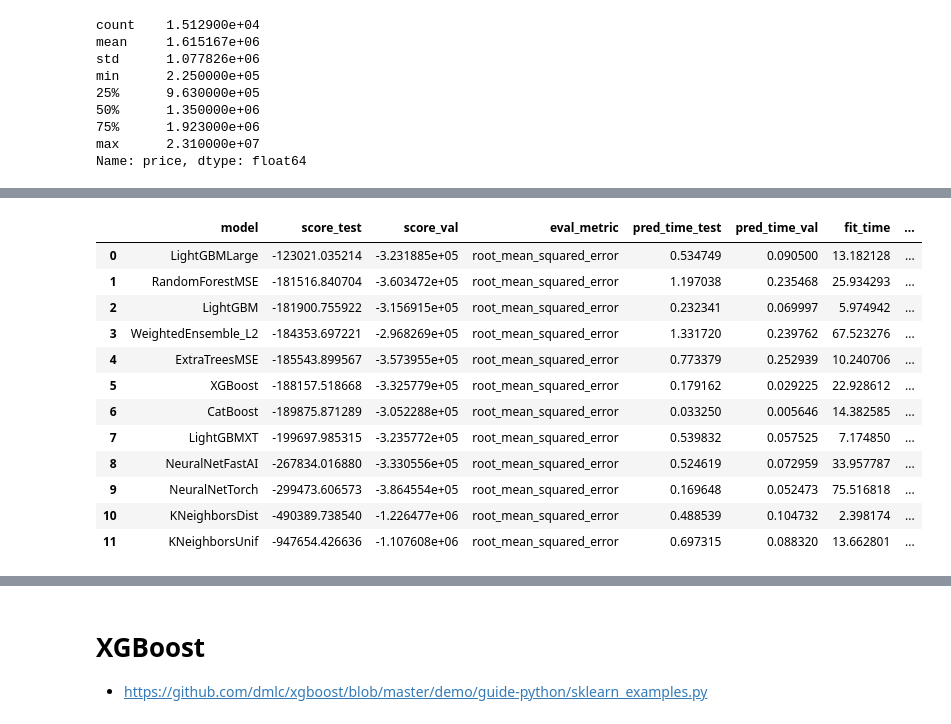
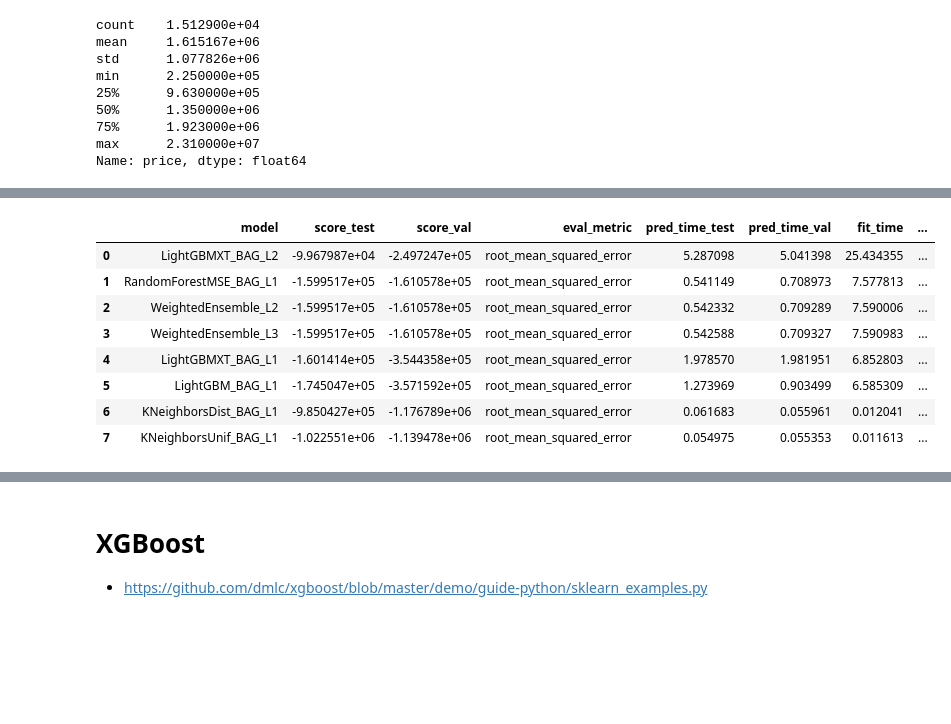
Before and after one commit to gmatheu/intive-interstellar-sales-showdown, a Jupyter notebook: interstellarchallenge-regression.ipynb, the cells around one changed output, grey strips where cells are left out. Cells and saved outputs as stored; diff of their text form; code cells hidden in the pictures; blank space fills up the shorter version.

```diff
--- a/interstellarchallenge-regression.ipynb
+++ b/interstellarchallenge-regression.ipynb
@@ -34,4 +196,4 @@ train_csv
 # %%
-results = pd.DataFrame(columns=['dataset', 'method', 'variant', 'rmse', 'mse', 'mae'])
+results = pd.DataFrame(columns=["dataset", "method", "variant", "rmse", "mse", "mae", "timestamp"])
 results
 # %% [output]
@@ -642,3 +789,4 @@ MAE:  126703.11779163913
 # %%
-predictor.evaluate(train_data, silent=True)
+medium_quality_predictor = execute_autogluon(presets="medium_quality", time_limit=TIME_LIMIT_BASE)
+medium_quality_predictor.evaluate(ld_autogluon.train_data, silent=True)
 # %% [output]
@@ -651,16 +843,12 @@ predictor.evaluate(train_data, silent=True)
 # %%
-predictor.leaderboard(train_data)
+medium_quality_predictor.leaderboard(ld_autogluon.train_data)
 # %% [output]
 |  | model | score_test | score_val | eval_metric | pred_time_test | pred_time_val | fit_time | ... |
-| 0 | LightGBMLarge | -123021.035214 | -3.231885e+05 | root_mean_squared_error | 0.534749 | 0.090500 | 13.182128 | ... |
-| 1 | RandomForestMSE | -181516.840704 | -3.603472e+05 | root_mean_squared_error | 1.197038 | 0.235468 | 25.934293 | ... |
-| 2 | LightGBM | -181900.755922 | -3.156915e+05 | root_mean_squared_error | 0.232341 | 0.069997 | 5.974942 | ... |
-| 3 | WeightedEnsemble_L2 | -184353.697221 | -2.968269e+05 | root_mean_squared_error | 1.331720 | 0.239762 | 67.523276 | ... |
-| 4 | ExtraTreesMSE | -185543.899567 | -3.573955e+05 | root_mean_squared_error | 0.773379 | 0.252939 | 10.240706 | ... |
-| 5 | XGBoost | -188157.518668 | -3.325779e+05 | root_mean_squared_error | 0.179162 | 0.029225 | 22.928612 | ... |
-| 6 | CatBoost | -189875.871289 | -3.052288e+05 | root_mean_squared_error | 0.033250 | 0.005646 | 14.382585 | ... |
-| 7 | LightGBMXT | -199697.985315 | -3.235772e+05 | root_mean_squared_error | 0.539832 | 0.057525 | 7.174850 | ... |
-| 8 | NeuralNetFastAI | -267834.016880 | -3.330556e+05 | root_mean_squared_error | 0.524619 | 0.072959 | 33.957787 | ... |
-| 9 | NeuralNetTorch | -299473.606573 | -3.864554e+05 | root_mean_squared_error | 0.169648 | 0.052473 | 75.516818 | ... |
-| 10 | KNeighborsDist | -490389.738540 | -1.226477e+06 | root_mean_squared_error | 0.488539 | 0.104732 | 2.398174 | ... |
-| 11 | KNeighborsUnif | -947654.426636 | -1.107608e+06 | root_mean_squared_error | 0.697315 | 0.088320 | 13.662801 | ... |
+| 0 | LightGBMXT_BAG_L2 | -9.967987e+04 | -2.497247e+05 | root_mean_squared_error | 5.287098 | 5.041398 | 25.434355 | ... |
+| 1 | RandomForestMSE_BAG_L1 | -1.599517e+05 | -1.610578e+05 | root_mean_squared_error | 0.541149 | 0.708973 | 7.577813 | ... |
+| 2 | WeightedEnsemble_L2 | -1.599517e+05 | -1.610578e+05 | root_mean_squared_error | 0.542332 | 0.709289 | 7.590006 | ... |
+| 3 | WeightedEnsemble_L3 | -1.599517e+05 | -1.610578e+05 | root_mean_squared_error | 0.542588 | 0.709327 | 7.590983 | ... |
+| 4 | LightGBMXT_BAG_L1 | -1.601414e+05 | -3.544358e+05 | root_mean_squared_error | 1.978570 | 1.981951 | 6.852803 | ... |
+| 5 | LightGBM_BAG_L1 | -1.745047e+05 | -3.571592e+05 | root_mean_squared_error | 1.273969 | 0.903499 | 6.585309 | ... |
+| 6 | KNeighborsDist_BAG_L1 | -9.850427e+05 | -1.176789e+06 | root_mean_squared_error | 0.061683 | 0.055961 | 0.012041 | ... |
+| 7 | KNeighborsUnif_BAG_L1 | -1.022551e+06 | -1.139478e+06 | root_mean_squared_error | 0.054975 | 0.055353 | 0.011613 | ... |
```
Also changed, not shown: parts of 99 cells of this notebook, 3 other files.
